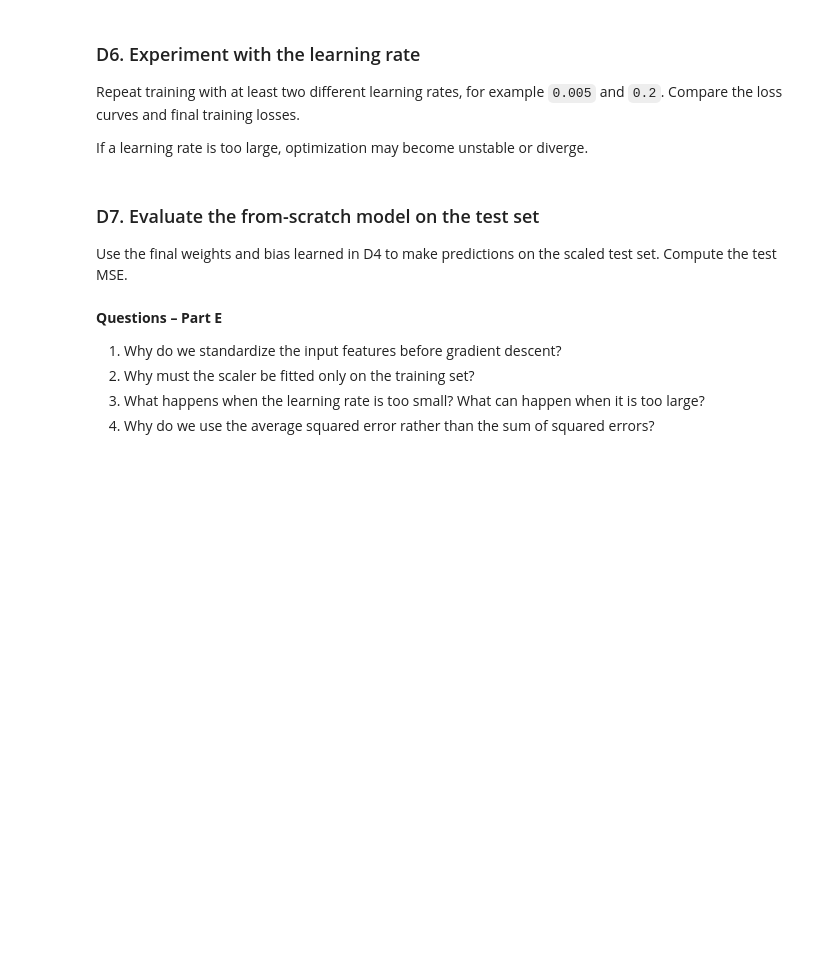
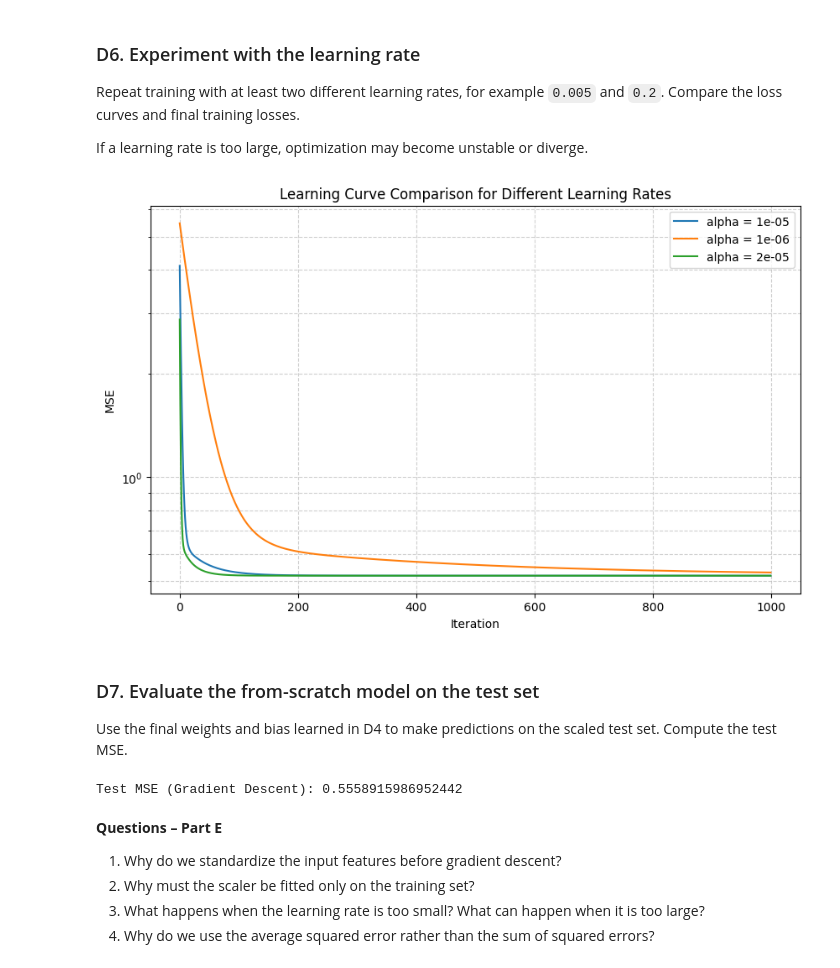
Before and after one commit to ntienvo/ML-lab, a Jupyter notebook: Lab06_Linear_Regression.ipynb, the cells around one changed output. Saved outputs shown, nothing was run; the diff lists cells and outputs as text; code cells hidden in the pictures; blank space fills up the shorter version.

```diff
--- a/Lab06_Linear_Regression.ipynb
+++ b/Lab06_Linear_Regression.ipynb
@@ -602,6 +663,34 @@ If a learning rate is too large, optimization may become unstable or diverge.
 # Write a small training loop or helper function that trains the model
 # for a supplied learning rate and returns its loss history.
 # Compare learning rates 0.005, 0.05, and 0.2.
+# %%
+def train_gradient_descent(X, y, learning_rate, num_iterations=1000):
+    num_features = X.shape[1]
+    w = np.zeros(num_features)
+    b = 0.0
+    history = []
+    for _ in range(num_iterations):
+        w, b = gradient_descent_step(X, y, w, b, learning_rate)
+        loss = compute_mse(predict(X, w, b), y)
+        history.append(loss)
+    return history, w, b
+
+lr_list = [1e-5, 1e-6, 2e-5]
+plt.figure(figsize=(10, 6))
+
+for lr in lr_list:
+    history, _, _ = train_gradient_descent(X_train_scaled, y_train.to_numpy(), lr)
+    plt.plot(history, label=f"alpha = {lr}")
+
+plt.xlabel("Iteration")
+plt.ylabel("MSE")
+plt.title("Learning Curve Comparison for Different Learning Rates")
+plt.yscale("log")
+plt.legend()
+plt.grid(True, which="both", linestyle="--", alpha=0.6)
+plt.show()
+# %% [output]
+[figure, added]
 # %% [markdown]
 ### D7. Evaluate the from-scratch model on the test set
 
@@ -610,6 +699,13 @@ Use the final weights and bias learned in D4 to make predictions on the scaled t
 # TODO:
 # Predict on X_test_np using w and b.
 # Compute and print the test MSE.
+# %%
+# We will use the weights and bias learned in D4 (trained with learning_rate=0.05)
+y_test_gd_pred = predict(X_test_np, w, b)
+test_mse_gd = compute_mse(y_test_gd_pred, y_test.to_numpy())
+print(f"Test MSE (Gradient Descent):",test_mse_gd)
+# %% [output]
+Test MSE (Gradient Descent): 0.5558915986952442
 # %% [markdown]
 **Questions – Part E**
 
```
Also changed, not shown: parts of 11 cells of this notebook.
